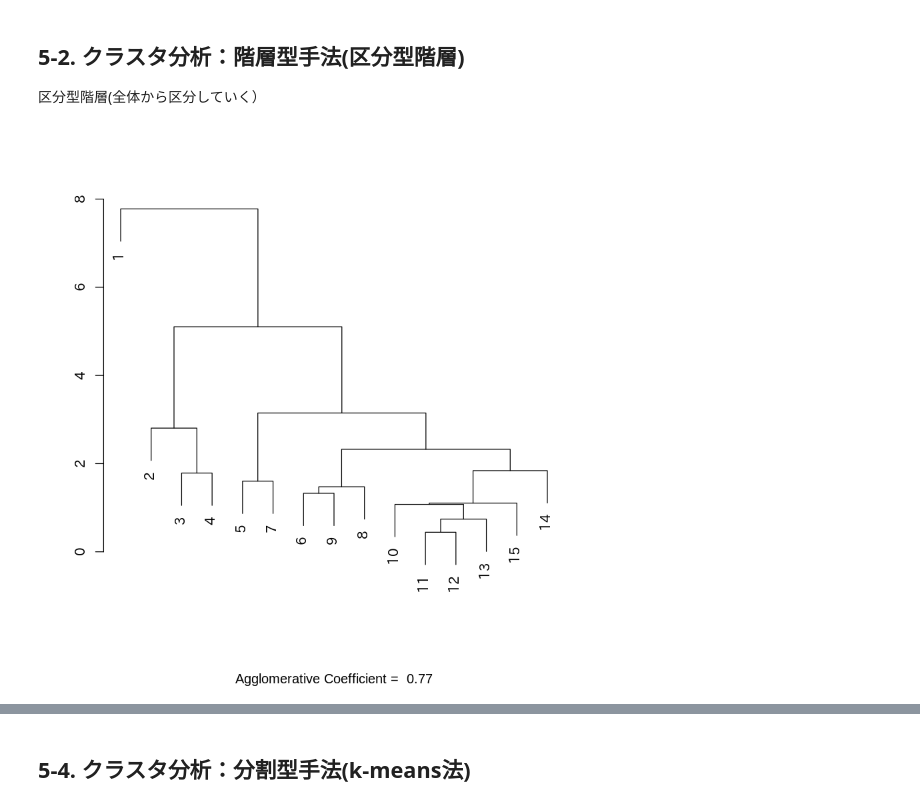
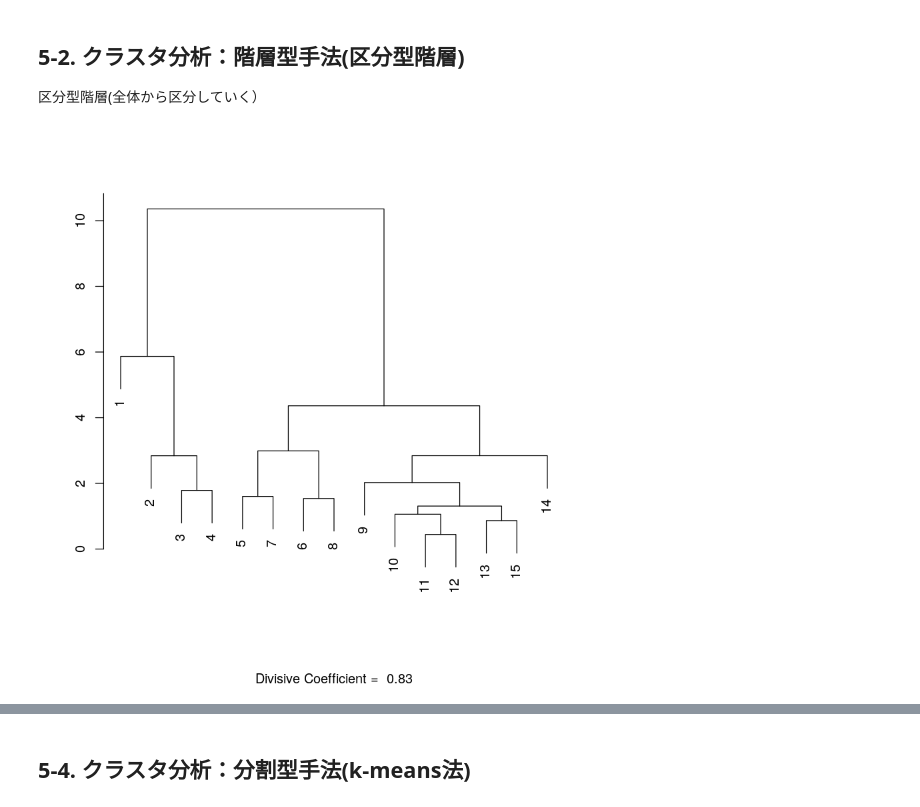
Before and after one commit to harukaohba/ist-data, a Jupyter notebook: work/shizuoka/5章_静岡市オープンデータ分析.ipynb, the cells around one changed output, grey strips where cells are left out. Drawn from its saved outputs; the diff is of its cells as text; code cells hidden in the pictures.

```diff
--- a/work/shizuoka/5章_静岡市オープンデータ分析.ipynb
+++ b/work/shizuoka/5章_静岡市オープンデータ分析.ipynb
@@ -80,9 +80,9 @@ plot(cluster.agnes, which = 2, main = "", xlab = "", ylab = "")
 ## 5-2. クラスタ分析：階層型手法(区分型階層)
 区分型階層(全体から区分していく）
 # %%
-cluster.diana <- agnes(population15.data, stand = T)
+cluster.diana <- diana(population15.data, stand = T)
 plot(cluster.diana, which = 2, main = "", xlab = "", ylab = "")
 # %% [output]
-[figure, old version]
+[figure, new version]
 # %%
 #区切りを入力
```
Also changed, not shown: parts of 4 cells of this notebook, 6 other files.
